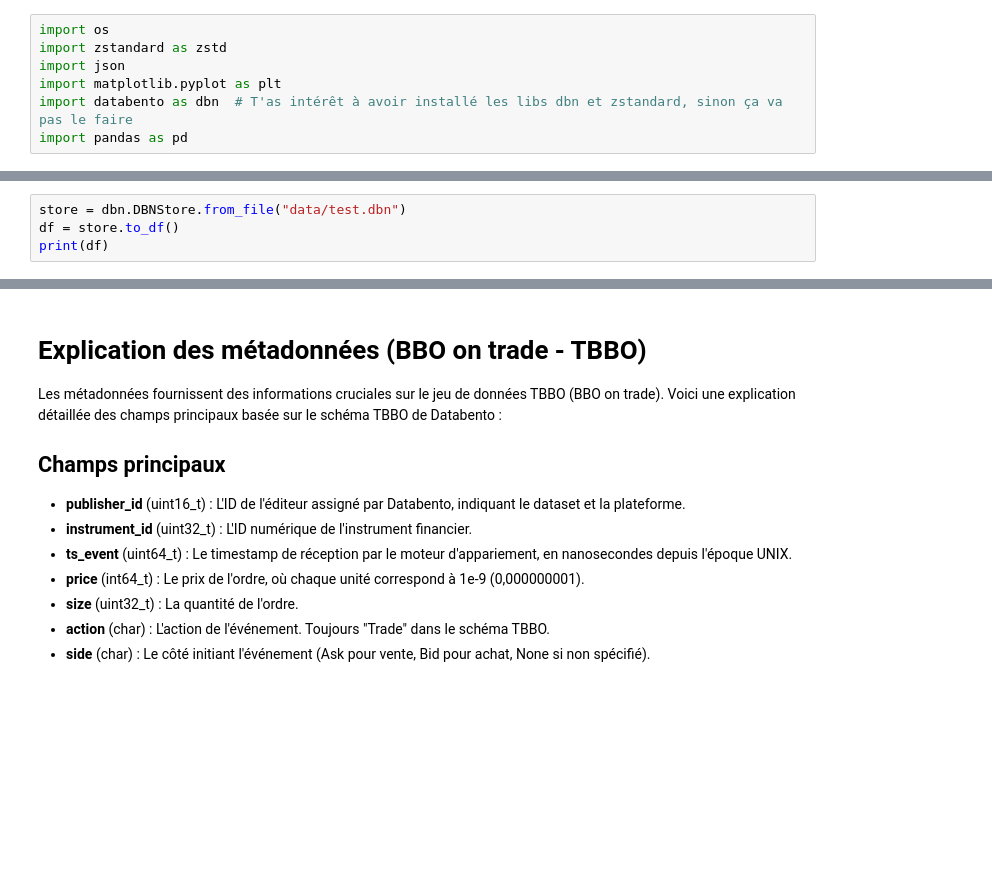
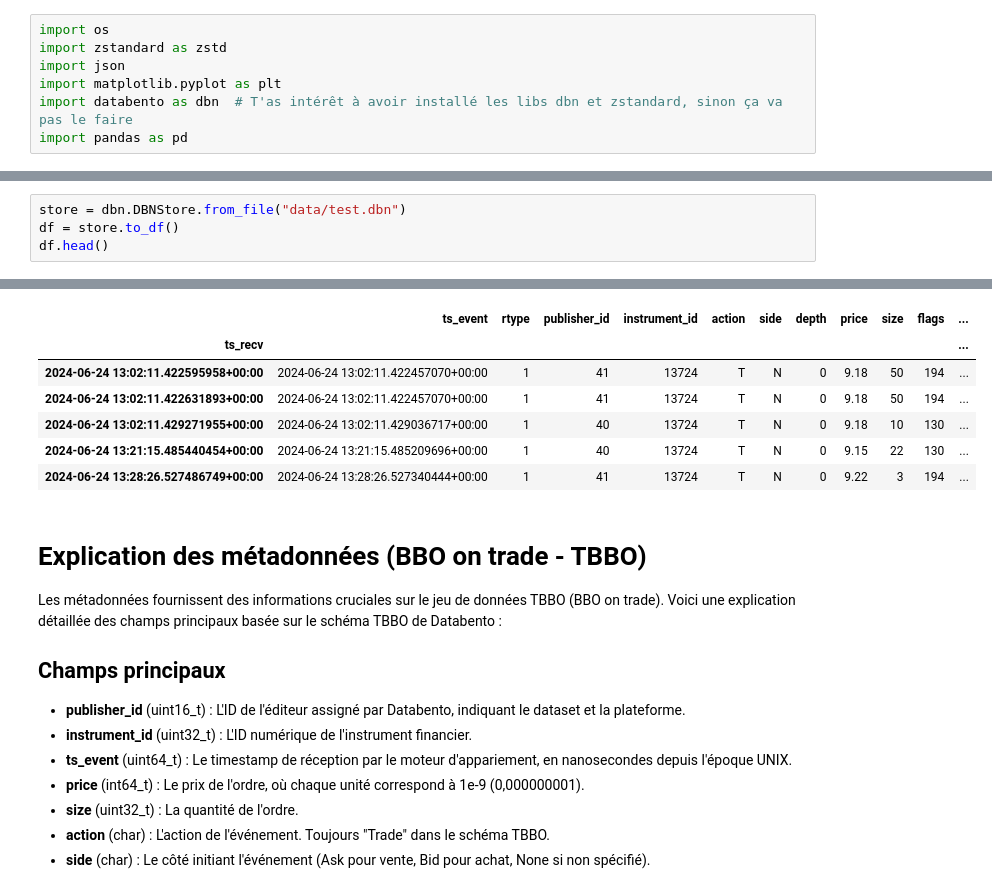
Before and after one commit to janisaiad/HFT_QR_RL, a Jupyter notebook: data/smash/orderbook data level 1/scripts/unzip_vizualize.ipynb, the cells around one changed output, grey strips where cells are left out. Drawn from its saved outputs; the diff is of its cells as text; blank space fills up the shorter version.

```diff
--- a/data/smash/orderbook data level 1/scripts/unzip_vizualize.ipynb
+++ b/data/smash/orderbook data level 1/scripts/unzip_vizualize.ipynb
@@ -105,5 +105,5 @@ def main():
 # %%
 store = dbn.DBNStore.from_file("data/test.dbn")
 df = store.to_df()
-print(df)
+df.head()
 # %% [output]
@@ -127,3 +110,10 @@ ts_recv
+|  | ts_event | rtype | publisher_id | instrument_id | action | side | depth | price | size | flags | ... |
+| ts_recv |  |  |  |  |  |  |  |  |  |  | ... |
+| 2024-06-24 13:02:11.422595958+00:00 | 2024-06-24 13:02:11.422457070+00:00 | 1 | 41 | 13724 | T | N | 0 | 9.18 | 50 | 194 | ... |
+| 2024-06-24 13:02:11.422631893+00:00 | 2024-06-24 13:02:11.422457070+00:00 | 1 | 41 | 13724 | T | N | 0 | 9.18 | 50 | 194 | ... |
+| 2024-06-24 13:02:11.429271955+00:00 | 2024-06-24 13:02:11.429036717+00:00 | 1 | 40 | 13724 | T | N | 0 | 9.18 | 10 | 130 | ... |
+| 2024-06-24 13:21:15.485440454+00:00 | 2024-06-24 13:21:15.485209696+00:00 | 1 | 40 | 13724 | T | N | 0 | 9.15 | 22 | 130 | ... |
+| 2024-06-24 13:28:26.527486749+00:00 | 2024-06-24 13:28:26.527340444+00:00 | 1 | 41 | 13724 | T | N | 0 | 9.22 | 3 | 194 | ... |
 # %% [markdown]
 # Explication des métadonnées (BBO on trade - TBBO)
 
```
Also changed, not shown: parts of 3 cells of this notebook, 14 other files.
